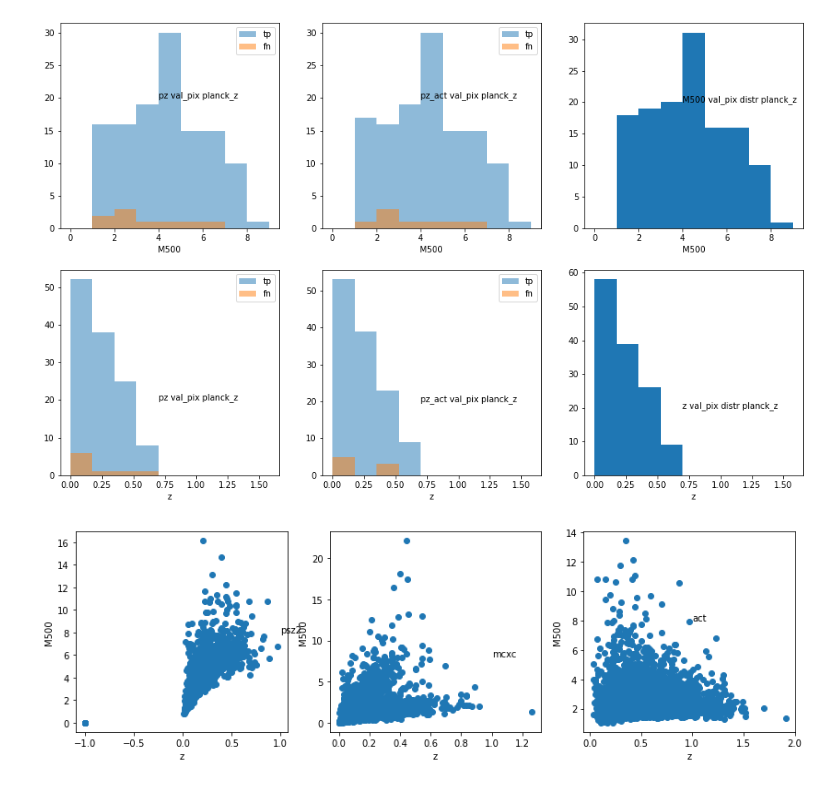
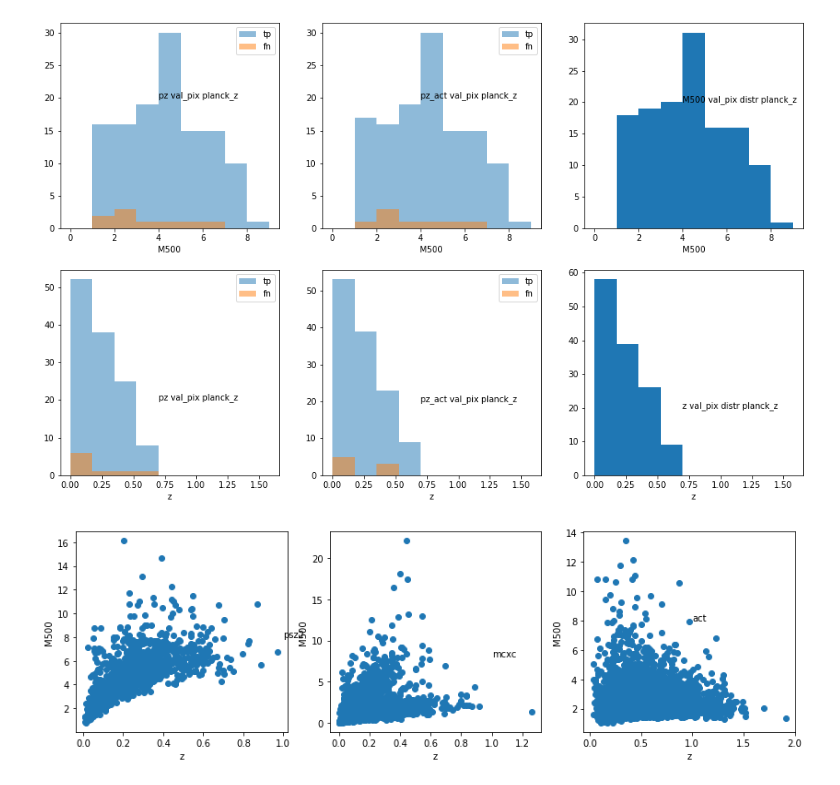
Before and after one commit to rt2122/data-segmentation-2, a Jupyter notebook: visualizations/divide_cat_m500_z.ipynb, the cells around one changed output. Cells and saved outputs as stored; diff of their text form; code cells hidden in the pictures.

```diff
--- a/visualizations/divide_cat_m500_z.ipynb
+++ b/visualizations/divide_cat_m500_z.ipynb
@@ -182,10 +182,10 @@ true_cats['act'].rename({'RADeg' : 'RA', 'decDeg' : 'DEC', 'redshift' : 'z'}, ax
 # %%
 _, ax = plt.subplots(1, 3, figsize=(14, 4))
 for i, cat in enumerate(true_cats):
-    true_cats[cat] = true_cats[cat][true_cats[cat] != ]
+    true_cats[cat] = true_cats[cat][true_cats[cat] != -1]
     ax[i].scatter(true_cats[cat]['z'], true_cats[cat]['M500'])
     ax[i].set_xlabel('z')
     ax[i].set_ylabel('M500')
     ax[i].text(1, 8, cat)
 # %% [output]
-[figure, old version]
+[figure, new version]
```
Also changed, not shown: 1 other file.
